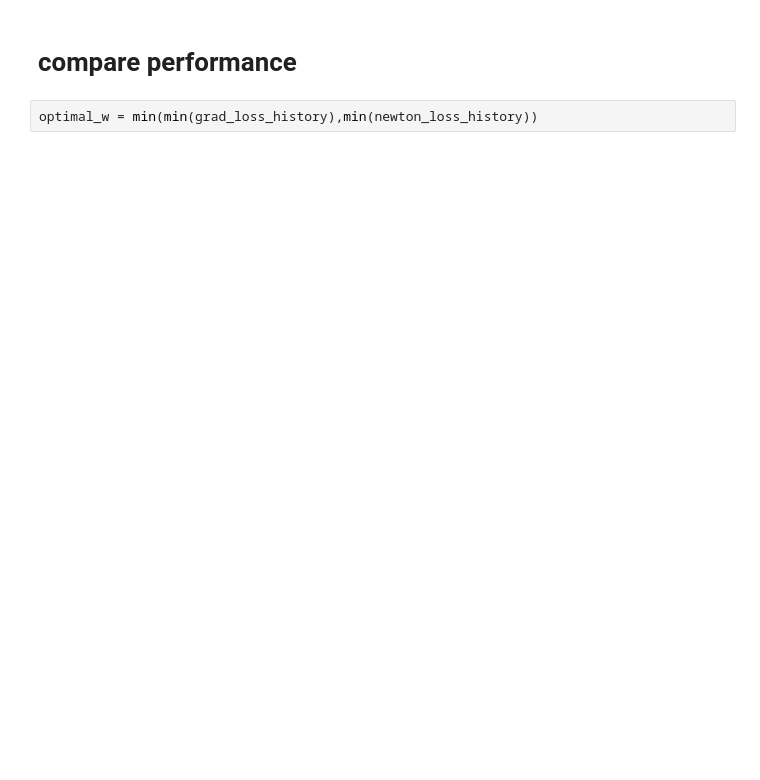
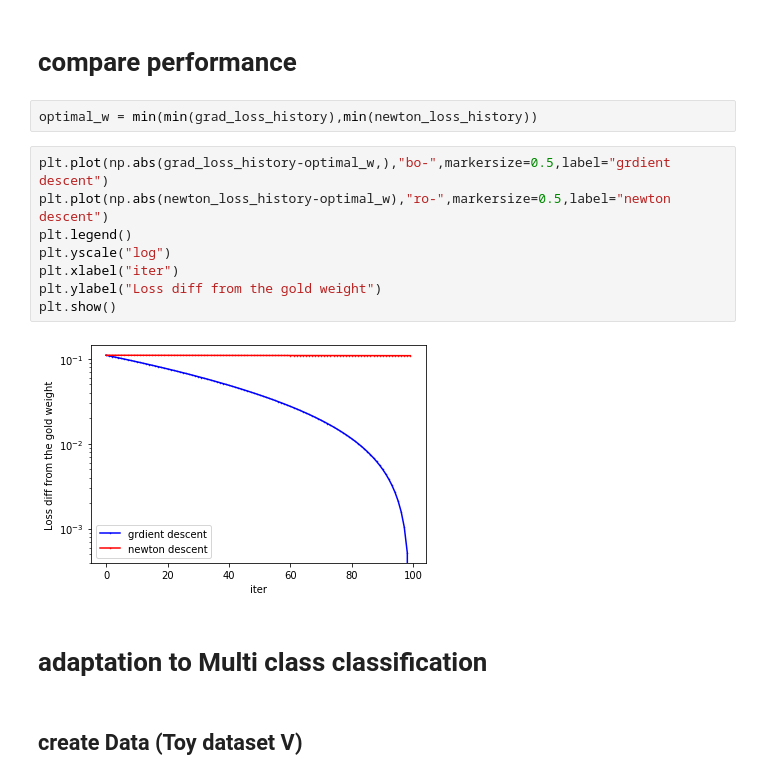
Before and after one commit to Ueeek/ML_assignment, a Jupyter notebook: mid_term1.ipynb, the cells around one changed output. Saved outputs shown, nothing was run; the diff lists cells and outputs as text; blank space fills up the shorter version.

```diff
--- a/mid_term1.ipynb
+++ b/mid_term1.ipynb
@@ -91,3 +117,17 @@ plt.show()
 # compare performance
 # %%
 optimal_w = min(min(grad_loss_history),min(newton_loss_history))
+# %%
+plt.plot(np.abs(grad_loss_history-optimal_w,),"bo-",markersize=0.5,label="grdient descent")
+plt.plot(np.abs(newton_loss_history-optimal_w),"ro-",markersize=0.5,label="newton descent")
+plt.legend()
+plt.yscale("log")
+plt.xlabel("iter")
+plt.ylabel("Loss diff from the gold weight")
+plt.show()
+# %% [output]
+[figure, added]
+# %% [markdown]
+# adaptation to Multi class classification
+# %% [markdown]
+## create Data (Toy dataset V)
```
Also changed, not shown: parts of 35 cells of this notebook.
